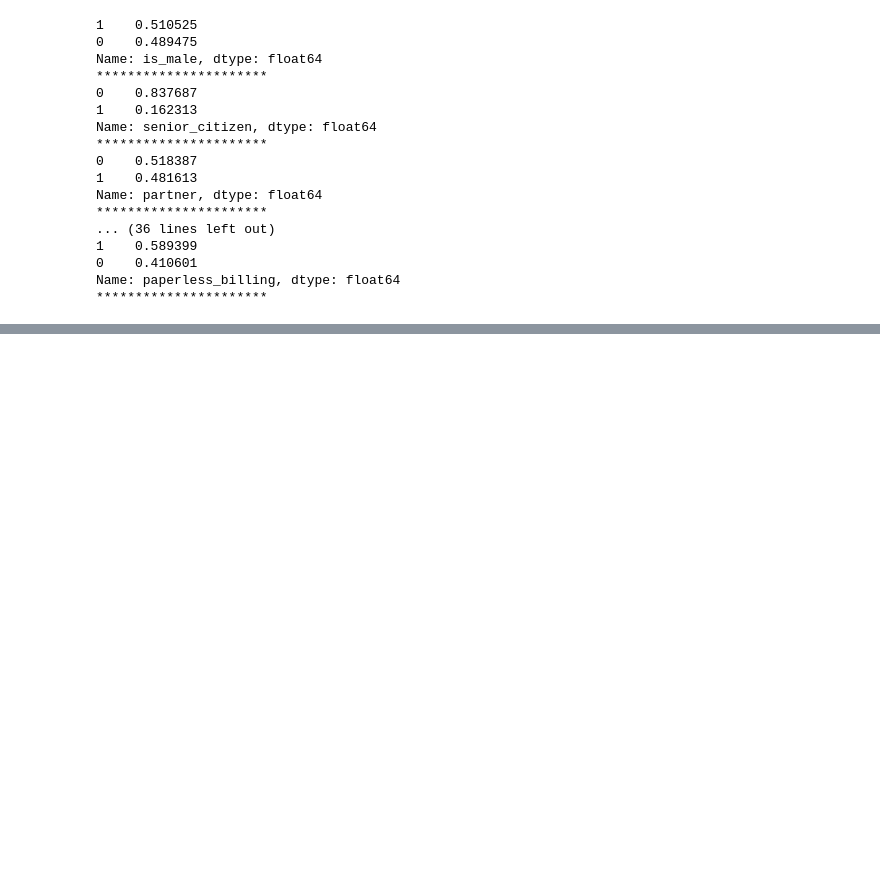
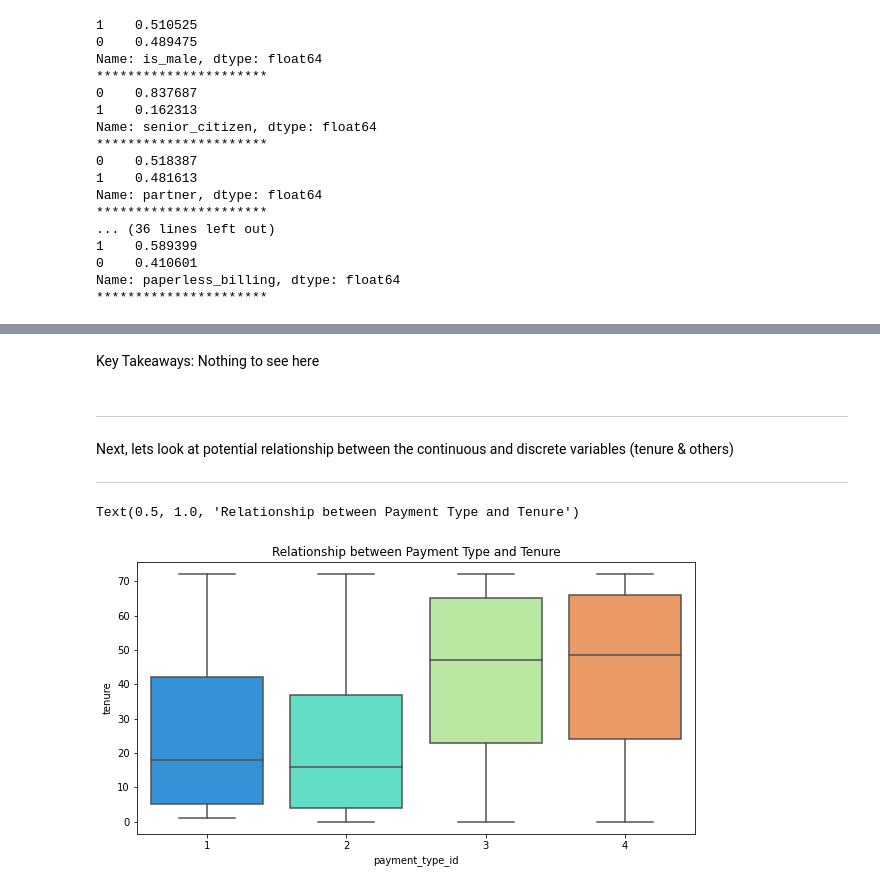
Before and after one commit to albertopuentes/Classification-Project---To-Churn-or-Not-To-Churn, a Jupyter notebook: classification_project.ipynb, the cells around one changed output, grey strips where cells are left out. Cells and saved outputs as stored; diff of their text form; code cells hidden in the pictures; blank space fills up the shorter version.

```diff
--- a/classification_project.ipynb
+++ b/classification_project.ipynb
@@ -558,0 +571,14 @@ for i, col in enumerate(train.columns[:-1]):
+# %% [markdown]
+
+Key Takeaways: Nothing to see here
+# %% [markdown]
+***
+Next, lets look at potential relationship between the continuous and discrete variables (tenure & others)
+***
+# %%
+plt.figure(figsize=(10,5))
+sns.boxplot(x=train.payment_type_id, y=train.tenure, data=train, palette='rainbow')
+plt.title('Relationship between Payment Type and Tenure')
+# %% [output]
+Text(0.5, 1.0, 'Relationship between Payment Type and Tenure')
+[figure, added]
```
Also changed, not shown: parts of 27 cells of this notebook.
